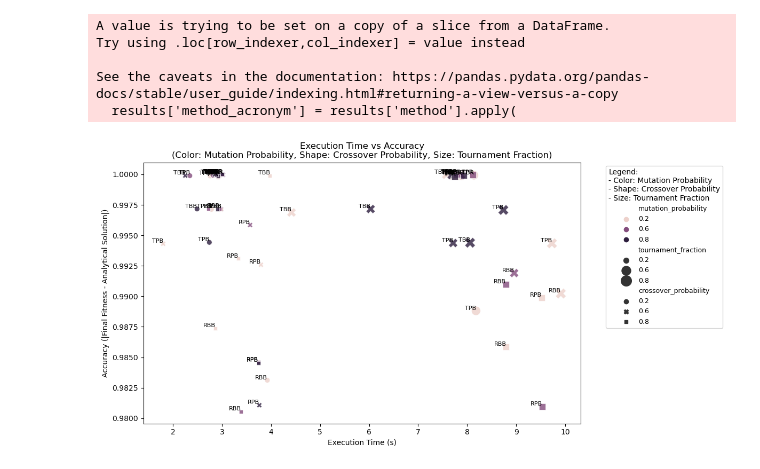
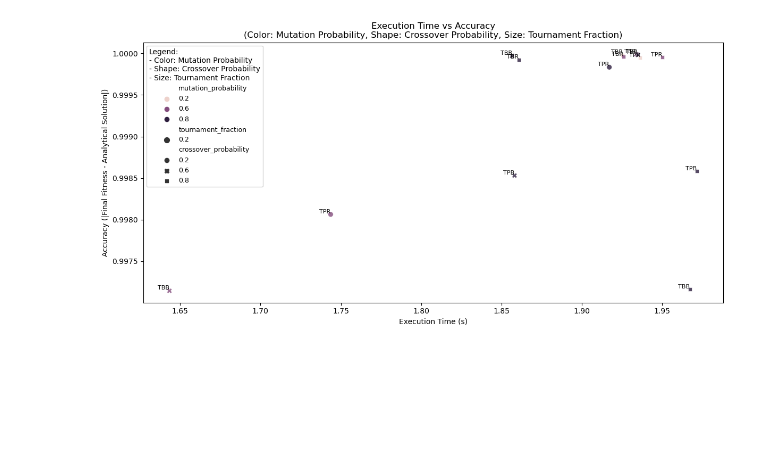
Before and after one commit to simo-pagliu/Magistrale, a Jupyter notebook: Advanced Topics in Nuclear Engineering/Project Work/result_analysis.ipynb, the cells around one changed output. Cells and saved outputs as stored; diff of their text form; code cells hidden in the pictures; blank space fills up the shorter version.

```diff
--- a/Advanced Topics in Nuclear Engineering/Project Work/result_analysis.ipynb
+++ b/Advanced Topics in Nuclear Engineering/Project Work/result_analysis.ipynb
@@ -298,0 +306,5 @@ plot_fitness_vs_mutation(filtered_results)
+# %%
+# Get the top 5% of execution times
+exe_time_limit = results['execution_time'].quantile(0.2)
+display(exe_time_limit)
+results = results[results['execution_time'] <= exe_time_limit]
@@ -298,0 +313,3 @@ plot_fitness_vs_mutation(filtered_results)
+# %%
+# Plot fitness vs mutation probability
+plot_fitness_vs_tournament(results)
@@ -298,0 +318,4 @@ plot_fitness_vs_mutation(filtered_results)
+# %%
+
+# Plot fitness vs mutation probability
+plot_fitness_vs_mutation(results)
@@ -299,4 +324,4 @@ plot_fitness_vs_mutation(filtered_results)
 # %%
 # Plot fitness vs crossover probability
-plot_fitness_vs_crossover(filtered_results)
+plot_fitness_vs_crossover(results)
 # %% [output]
@@ -309,4 +329,8 @@ plot_fitness_vs_population_size(filtered_results)
 # %%
+#save results to csv
+results.to_csv("filtered_results.csv", index=False)
+
+
 def plot_execution_time_vs_accuracy(results):
     # Generate acronyms for methods
     results['method_acronym'] = results['method'].apply(
@@ -328,43 +352,33 @@ def plot_execution_time_vs_accuracy(results):
         sizes=(50, 200),  # Adjust point size range
         alpha=0.8  # Adjust marker transparency for better readability
     )
 
     # Add labels close to each point
     for i, row in results.iterrows():
         plt.text(
             row['execution_time'], row['precision'], row['method_acronym'],
             fontsize=8, color='black', ha='right', va='bottom'
         )
 
     # Titles and labels
     plt.title("Execution Time vs Accuracy\n(Color: Mutation Probability, Shape: Crossover Probability, Size: Tournament Fraction)")
     plt.xlabel("Execution Time (s)")
     plt.ylabel("Accuracy (|Final Fitness - Analytical Solution|)")
 
     # Adjust legend placement and content
     plt.legend(
         title="Legend:\n- Color: Mutation Probability\n- Shape: Crossover Probability\n- Size: Tournament Fraction",
         loc='upper left',
-        bbox_to_anchor=(1.05, 1),  # Place legend outside the plot
         borderaxespad=0.5,
         fontsize=9,
         title_fontsize=10
     )
 
     # Adjust layout
     plt.tight_layout()  # Adjust layout for aesthetics
     plt.show()
 
-# Filter methods with
-# - Population Size = 400
-# - Accuracy >= 0.98
-# - Execution Time <= 10 seconds
-filtered_results = results[(results['population_size'] == 400) & (results['precision'] >= 0.98) & (results['execution_time'] <= 10)]
-plot_execution_time_vs_accuracy(filtered_results)
+
+plot_execution_time_vs_accuracy(results)
 # %% [output]
-A value is trying to be set on a copy of a slice from a DataFrame.
-Try using .loc[row_indexer,col_indexer] = value instead
-
-See the caveats in the documentation: https://pandas.pydata.org/pandas-docs/stable/user_guide/indexing.html#returning-a-view-versus-a-copy
-  results['method_acronym'] = results['method'].apply(
-[figure, old version]
+[figure, new version]
```
Also changed, not shown: parts of 12 cells of this notebook, 3 other files.
